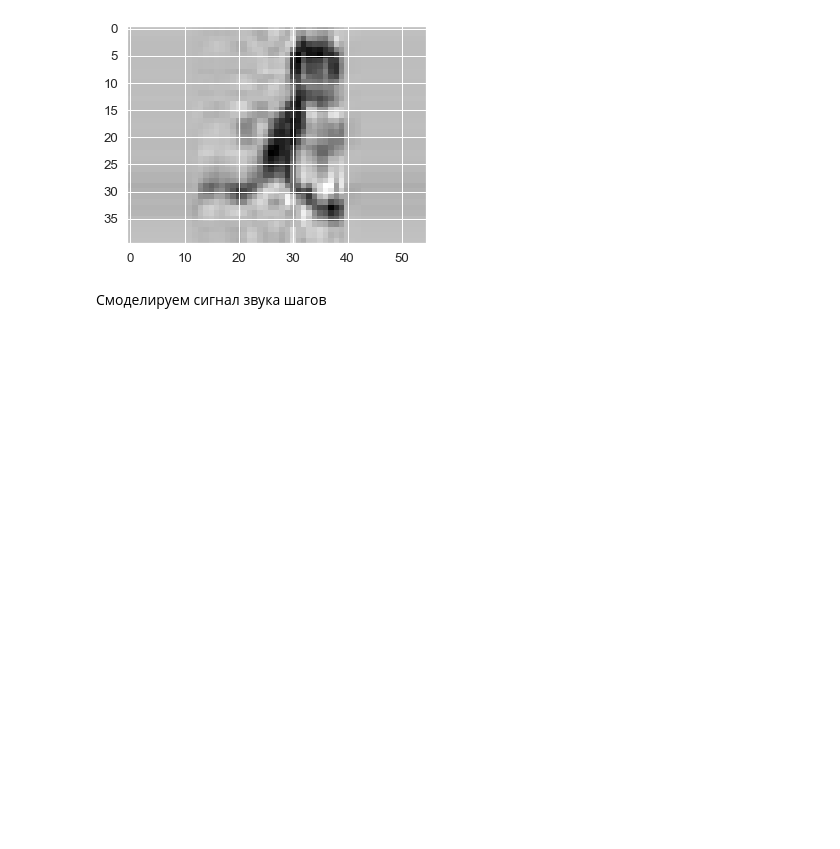
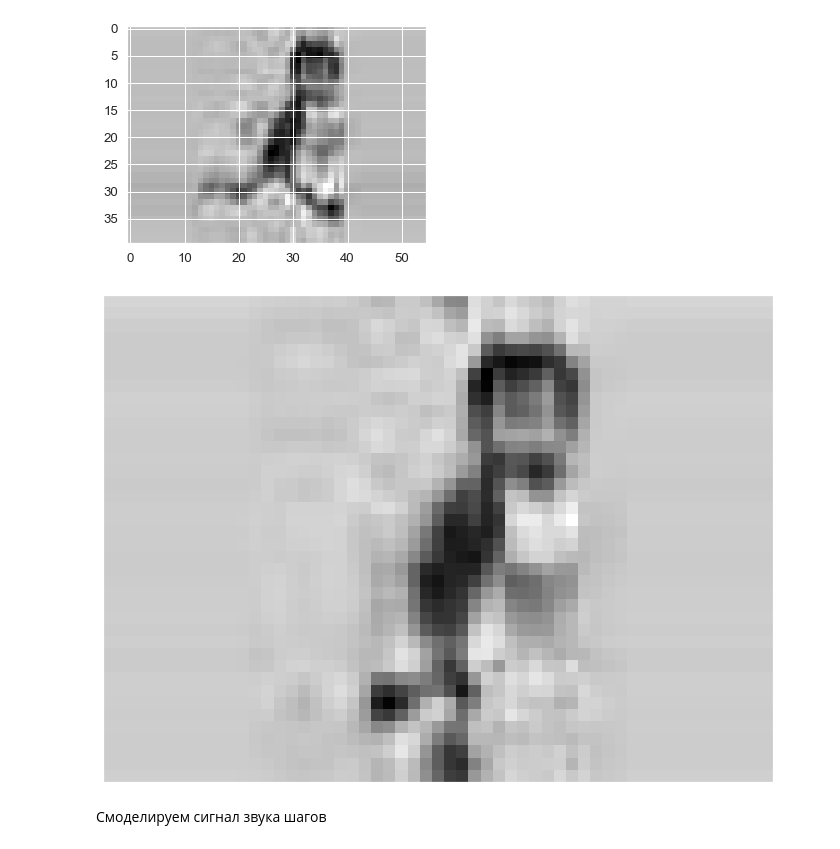
Before and after one commit to anton39reg/MMA, a Jupyter notebook: Lab1/Lab1.ipynb, the cells around one changed output. Saved outputs shown, nothing was run; the diff lists cells and outputs as text; code cells hidden in the pictures; blank space fills up the shorter version.

```diff
--- a/Lab1/Lab1.ipynb
+++ b/Lab1/Lab1.ipynb
@@ -154,6 +163,15 @@ except:
     pass
 # %% [output]
 [figure]
+# %%
+plt.figure(figsize=(12,9))
+plt.imshow(init[0])
+plt.xticks([])
+plt.yticks([])
+plt.savefig('approx.pdf')
+plt.show();
+# %% [output]
+[figure, added]
 # %% [markdown]
 Смоделируем сигнал звука шагов
 # %%
```
Also changed, not shown: parts of 1 cell of this notebook, 3 other files.
